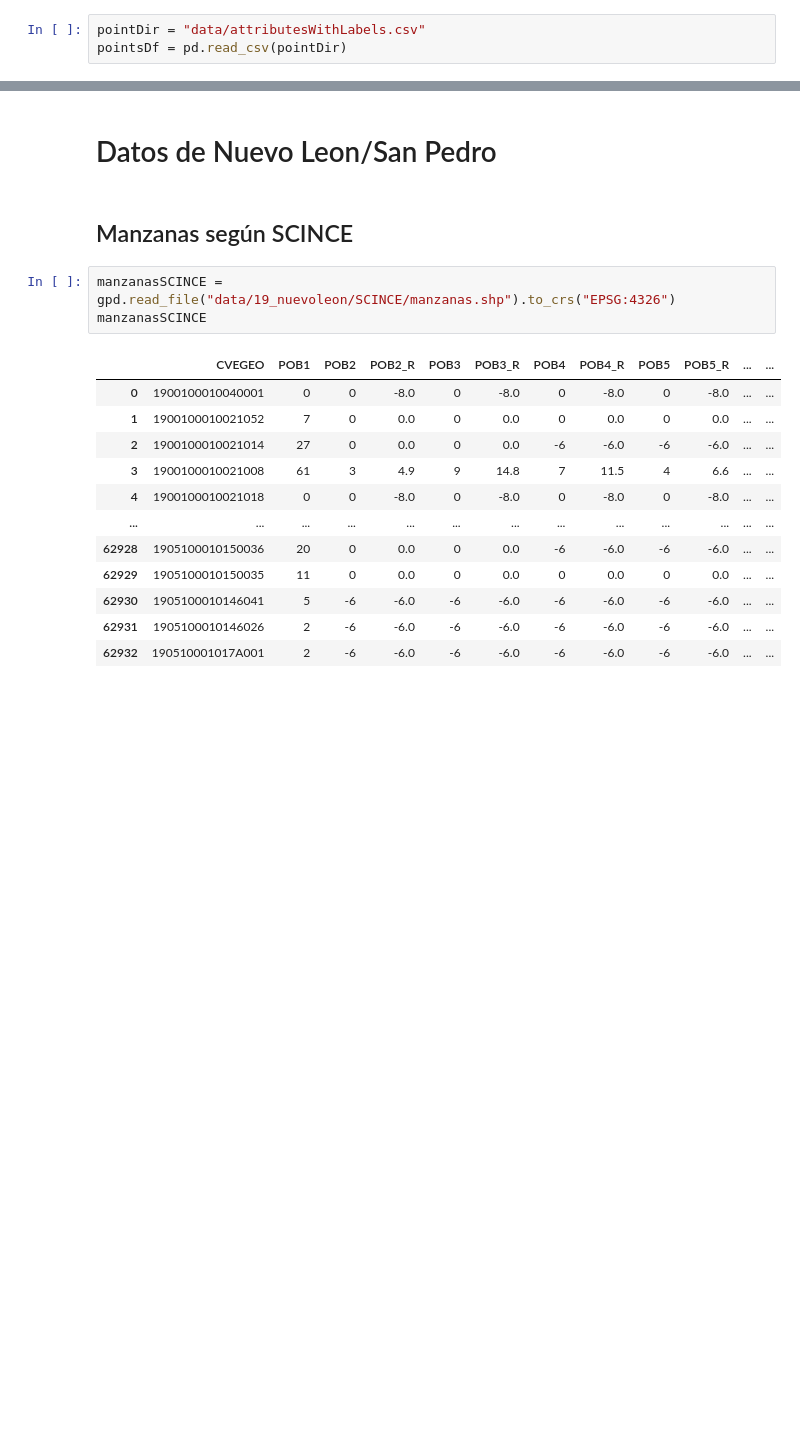
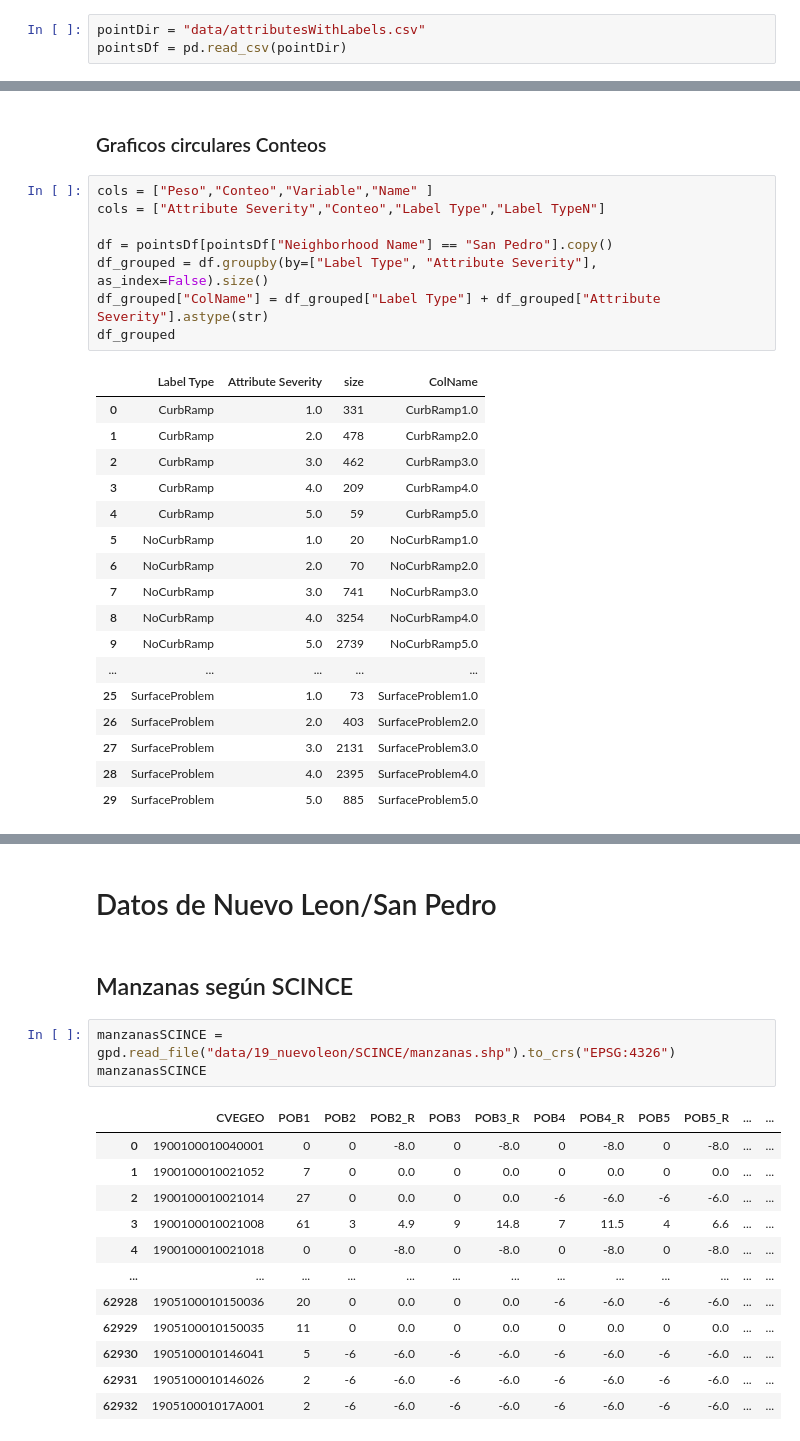
Before and after one commit to Pcorner0/SideWalkProj, a Jupyter notebook: Notebook.ipynb, the cells around one changed output, grey strips where cells are left out. Saved outputs shown, nothing was run; the diff lists cells and outputs as text; blank space fills up the shorter version.

```diff
--- a/Notebook.ipynb
+++ b/Notebook.ipynb
@@ -50,0 +112,28 @@ pointsDf = pointsDf[usefulCols]
+# %% [markdown]
+### Graficos circulares Conteos
+# %%
+cols = ["Peso","Conteo","Variable","Name" ]
+cols = ["Attribute Severity","Conteo","Label Type","Label TypeN"]
+
+df = pointsDf[pointsDf["Neighborhood Name"] == "San Pedro"].copy()
+df_grouped = df.groupby(by=["Label Type", "Attribute Severity"], as_index=False).size()
+df_grouped["ColName"] = df_grouped["Label Type"] + df_grouped["Attribute Severity"].astype(str)
+df_grouped
+# %% [output]
+|  | Label Type | Attribute Severity | size | ColName |
+| 0 | CurbRamp | 1.0 | 331 | CurbRamp1.0 |
+| 1 | CurbRamp | 2.0 | 478 | CurbRamp2.0 |
+| 2 | CurbRamp | 3.0 | 462 | CurbRamp3.0 |
+| 3 | CurbRamp | 4.0 | 209 | CurbRamp4.0 |
+| 4 | CurbRamp | 5.0 | 59 | CurbRamp5.0 |
+| 5 | NoCurbRamp | 1.0 | 20 | NoCurbRamp1.0 |
+| 6 | NoCurbRamp | 2.0 | 70 | NoCurbRamp2.0 |
+| 7 | NoCurbRamp | 3.0 | 741 | NoCurbRamp3.0 |
+| 8 | NoCurbRamp | 4.0 | 3254 | NoCurbRamp4.0 |
+| 9 | NoCurbRamp | 5.0 | 2739 | NoCurbRamp5.0 |
+| ... | ... | ... | ... | ... |
+| 25 | SurfaceProblem | 1.0 | 73 | SurfaceProblem1.0 |
+| 26 | SurfaceProblem | 2.0 | 403 | SurfaceProblem2.0 |
+| 27 | SurfaceProblem | 3.0 | 2131 | SurfaceProblem3.0 |
+| 28 | SurfaceProblem | 4.0 | 2395 | SurfaceProblem4.0 |
+| 29 | SurfaceProblem | 5.0 | 885 | SurfaceProblem5.0 |
```
Also changed, not shown: parts of 7 cells of this notebook.
